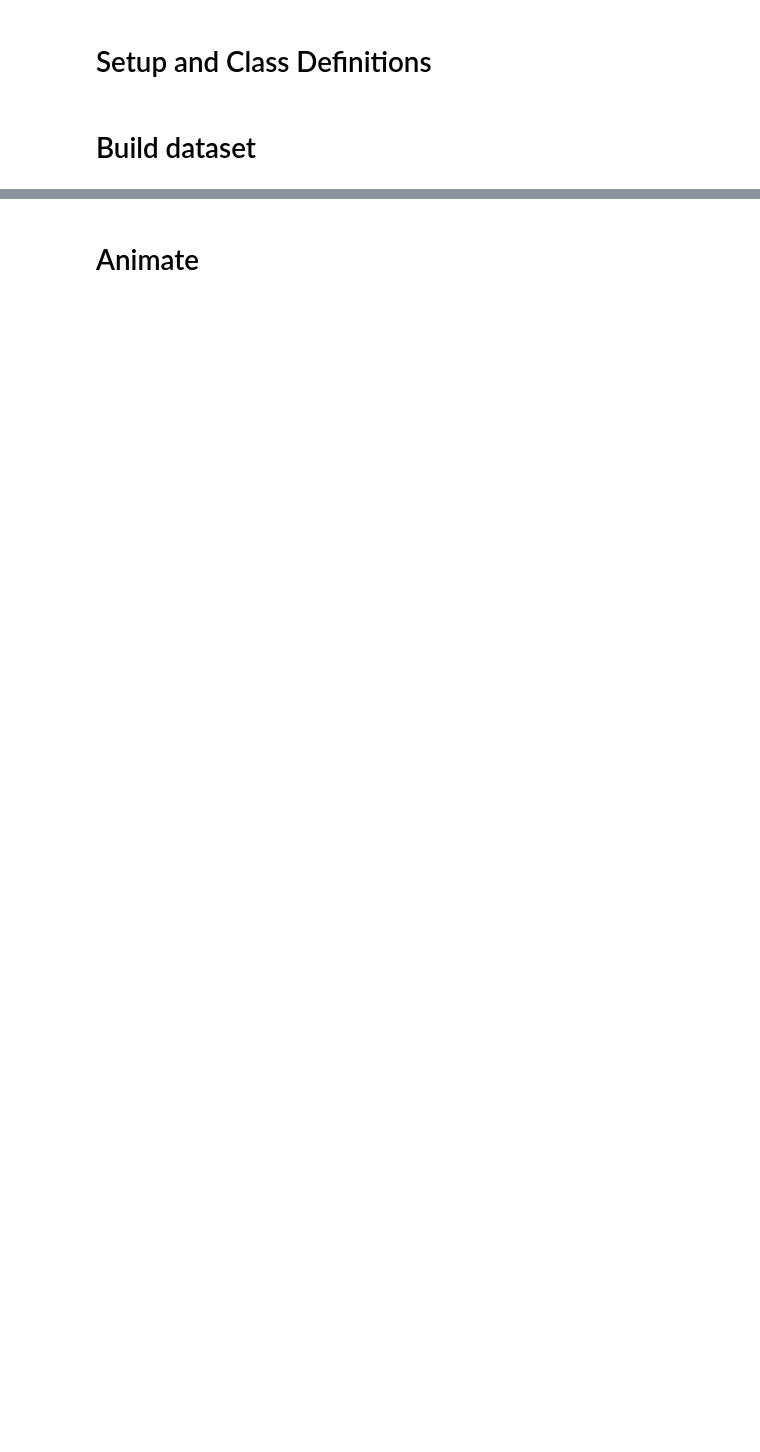
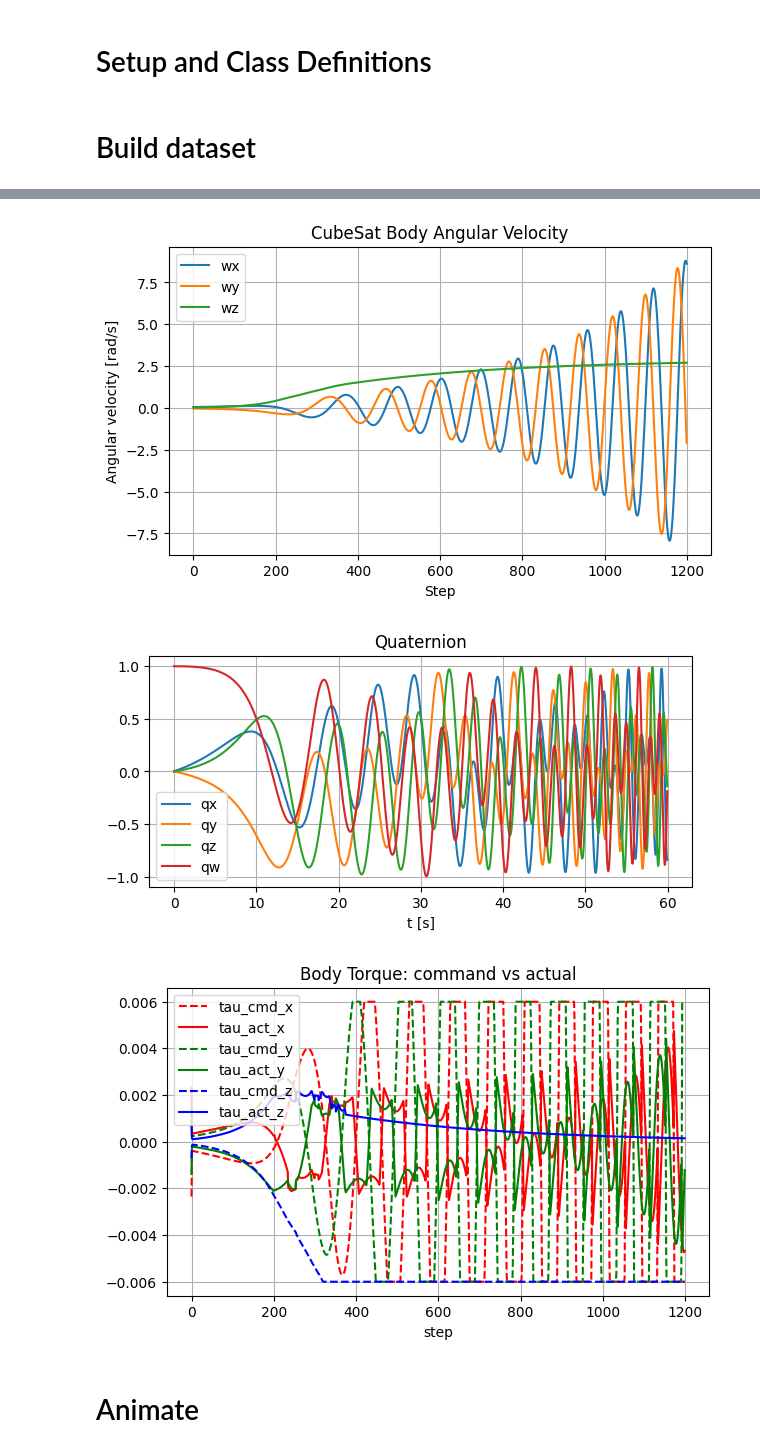
Before and after one commit to LucasBorba1/project_hailmary, a Jupyter notebook: project_hailmary.ipynb, the cells around one changed output, grey strips where cells are left out. Drawn from its saved outputs; the diff is of its cells as text; code cells hidden in the pictures; blank space fills up the shorter version.

```diff
--- a/project_hailmary.ipynb
+++ b/project_hailmary.ipynb
@@ -177,3 +242,73 @@ sat.plot_omega()
+# %%
+# -------------------------------
+# Demo: Disturbance Test Routine
+# -------------------------------
+np.random.seed(2)  # reproducible
+
+# Create wheels
+wheel_axes = make_pyramid_axes()
+wheels = [ReactionWheel(axis=ax, max_torque=2e-3, inertia=1e-5, max_speed=12000.0)
+          for ax in wheel_axes]
+
+# Create CubeSat
+sat = CubeSat(mass=1.6, dimensions=(0.1,0.1,0.2), wheels=wheels, body_damping=8e-4)
+
+# Initial disturbance: body rate (rad/s)
+sat.omega = np.array([0.05, -0.03, 0.02])
+sat.attitude = R.identity()
+sat.history = {'omega': [], 'attitude': [], 'tau_body': [], 'tau_cmd_body': []}
+
+# Controller gains (tuned to settle; start conservative)
+# Kp ~ N·m per (rad/s); Kd adds damping; Ki small to remove steady bias
+Kp = np.array([7e-3, 7e-3, 5e-3])
+Kd = np.array([2e-3, 2e-3, 1.5e-3])
+Ki = np.array([2e-4, 2e-4, 1.5e-4])
+pid = PIDController(Kp=Kp, Ki=Ki, Kd=Kd, tau_limit=6e-3, i_limit=0.08)
+
+# Sensors
+sensors = {
+    'gyro':  Gyro(noise_std=2e-5),
+    'accel': Accelerometer(noise_std=0.0),
+    'mag':   Magnetometer(noise_std=0.0)
+}
+
+# Wheel allocator
+allocator = WheelAllocator(wheel_axes=wheel_axes, per_wheel_limit=wheels[0].max_torque)
+
+# Simulator
+dt = 0.05
+sim = Simulator(sat, pid, allocator, sensors, dt=dt)
+
+# Run (no ongoing disturbance torque; only initial rate)
+sim.run(steps=1200, disturbance_torque=None)
+
+# Plot results
+sat.plot_omega()
+
+# Quick attitude check (optional):
+att = np.array(sat.history['attitude'])  # [x,y,z,w]
+t = np.arange(len(att))*dt
+plt.figure(figsize=(7,3))
+plt.plot(t, att[:,0], label='qx')
+plt.plot(t, att[:,1], label='qy')
+plt.plot(t, att[:,2], label='qz')
+plt.plot(t, att[:,3], label='qw')
+plt.legend(); plt.grid(True); plt.title('Quaternion'); plt.xlabel('t [s]')
+plt.show()
+
+# Plot torque commands vs actual
+tau_cmd = np.array(sat.history['tau_cmd_body'])
+tau_act = np.array(sat.history['tau_body'])
+plt.figure(figsize=(7,4))
+plt.plot(tau_cmd[:,0], 'r--', label='tau_cmd_x'); plt.plot(tau_act[:,0], 'r', label='tau_act_x')
+plt.plot(tau_cmd[:,1], 'g--', label='tau_cmd_y'); plt.plot(tau_act[:,1], 'g', label='tau_act_y')
+plt.plot(tau_cmd[:,2], 'b--', label='tau_cmd_z'); plt.plot(tau_act[:,2], 'b', label='tau_act_z')
+plt.legend(); plt.grid(True); plt.title('Body Torque: command vs actual'); plt.xlabel('step')
+plt.show()
+# %% [output]
+[figure, added]
+[figure, added]
+[figure, added]
 # %% [markdown]
 # Animate
 # %%
```
Also changed, not shown: parts of 2 cells of this notebook.
